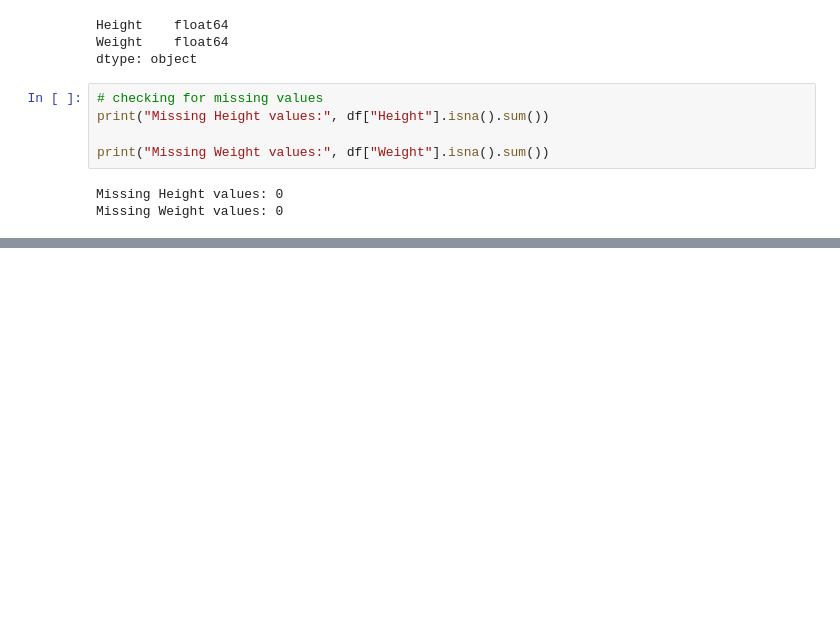
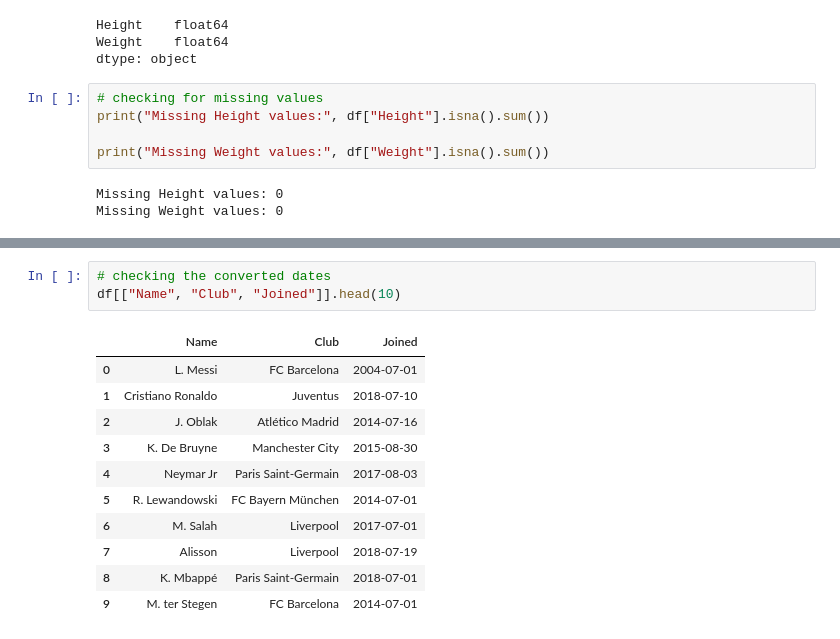
Before and after one commit to Alasko19/bincom_FIFA21_Project, a Jupyter notebook: fifa21_analysis.ipynb, the cells around one changed output, grey strips where cells are left out. Drawn from its saved outputs; the diff is of its cells as text; blank space fills up the shorter version.

```diff
--- a/fifa21_analysis.ipynb
+++ b/fifa21_analysis.ipynb
@@ -234,0 +265,15 @@ Missing Weight values: 0
+# %%
+# checking the converted dates
+df[["Name", "Club", "Joined"]].head(10)
+# %% [output]
+|  | Name | Club | Joined |
+| 0 | L. Messi | FC Barcelona | 2004-07-01 |
+| 1 | Cristiano Ronaldo | Juventus | 2018-07-10 |
+| 2 | J. Oblak | Atlético Madrid | 2014-07-16 |
+| 3 | K. De Bruyne | Manchester City | 2015-08-30 |
+| 4 | Neymar Jr | Paris Saint-Germain | 2017-08-03 |
+| 5 | R. Lewandowski | FC Bayern München | 2014-07-01 |
+| 6 | M. Salah | Liverpool | 2017-07-01 |
+| 7 | Alisson | Liverpool | 2018-07-19 |
+| 8 | K. Mbappé | Paris Saint-Germain | 2018-07-01 |
+| 9 | M. ter Stegen | FC Barcelona | 2014-07-01 |
```
Also changed, not shown: parts of 6 cells of this notebook.
